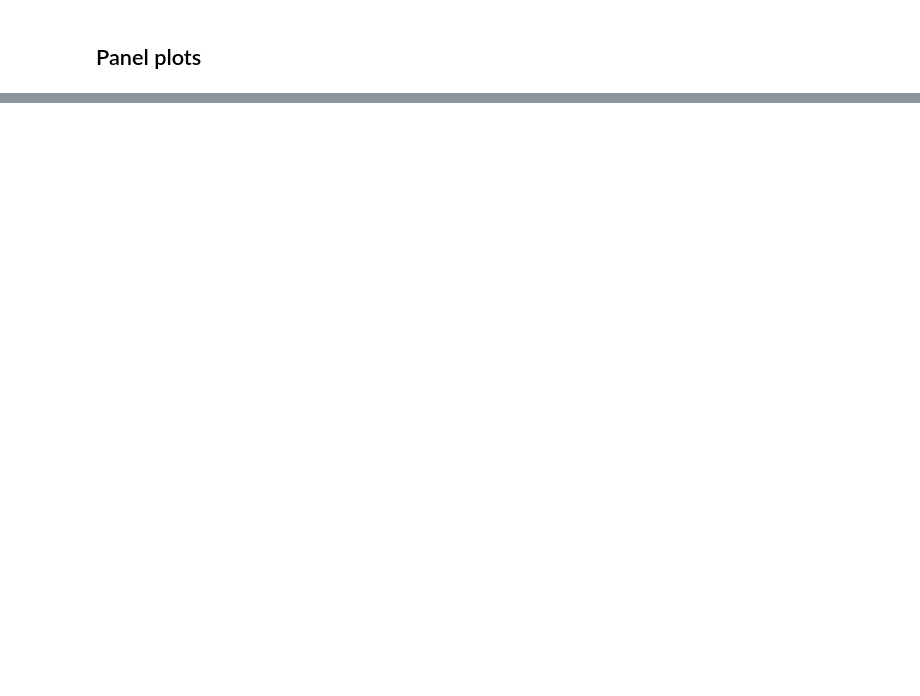
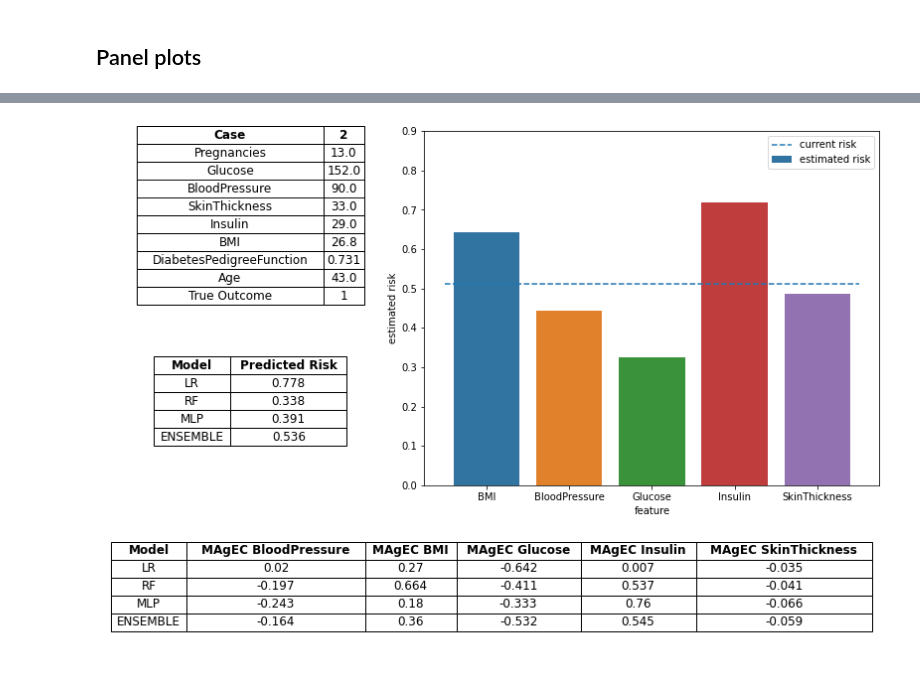
Before and after one commit to gstef80/MAgEC, a Jupyter notebook: PIMA_MAGEC_PRESENTATION.ipynb, the cells around one changed output, grey strips where cells are left out. Cells and saved outputs as stored; diff of their text form; code cells hidden in the pictures; blank space fills up the shorter version.

```diff
--- a/PIMA_MAGEC_PRESENTATION.ipynb
+++ b/PIMA_MAGEC_PRESENTATION.ipynb
@@ -122,0 +156,5 @@ mg.panel_plot(x_train.columns, features, stsc, joined, case, models=('lr','rf','
+# %%
+case = 2
+mg.panel_plot(x_train.columns, features, stsc, joined, case, models=('lr','rf','mlp','ensemble'))
+# %% [output]
+[figure, added]
```
Also changed, not shown: parts of 9 cells of this notebook, 1 other file.
